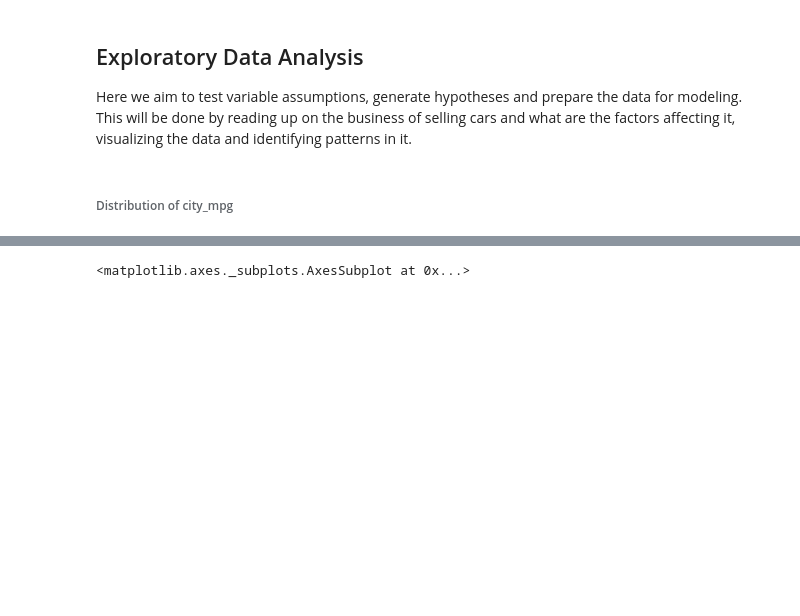
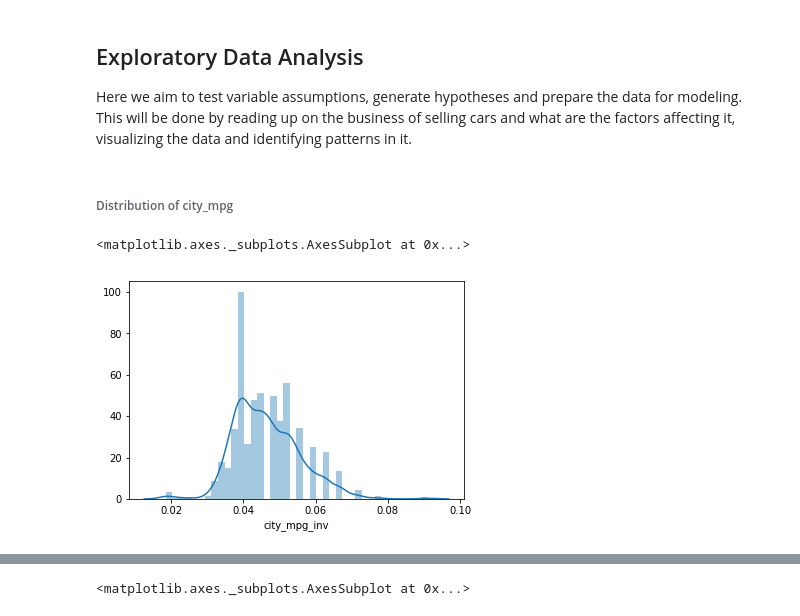
Before and after one commit to hamiltonchangcodes/Used_Car_Linear_Regression_Prediction, a Jupyter notebook: 03_EDA.ipynb, the cells around one changed output, grey strips where cells are left out. Drawn from its saved outputs; the diff is of its cells as text; code cells hidden in the pictures; blank space fills up the shorter version.

Commit message:
plots and removing dist func

```diff
--- a/03_EDA.ipynb
+++ b/03_EDA.ipynb
@@ -180,3 +170,8 @@ df.shape #3055 - 2677 = 378 rows were dropped as a result of the above
 Here we aim to test variable assumptions, generate hypotheses and prepare the data for modeling. This will be done by reading up on the business of selling cars and what are the factors affecting it, visualizing the data and identifying patterns in it.
 # %% [markdown]
 ###### Distribution of city_mpg
+# %%
+sns.distplot(df.city_mpg_inv)
+# %% [output]
+<matplotlib.axes._subplots.AxesSubplot at 0x...>
+[figure, added]
```
Also changed, not shown: parts of 3 cells of this notebook.
